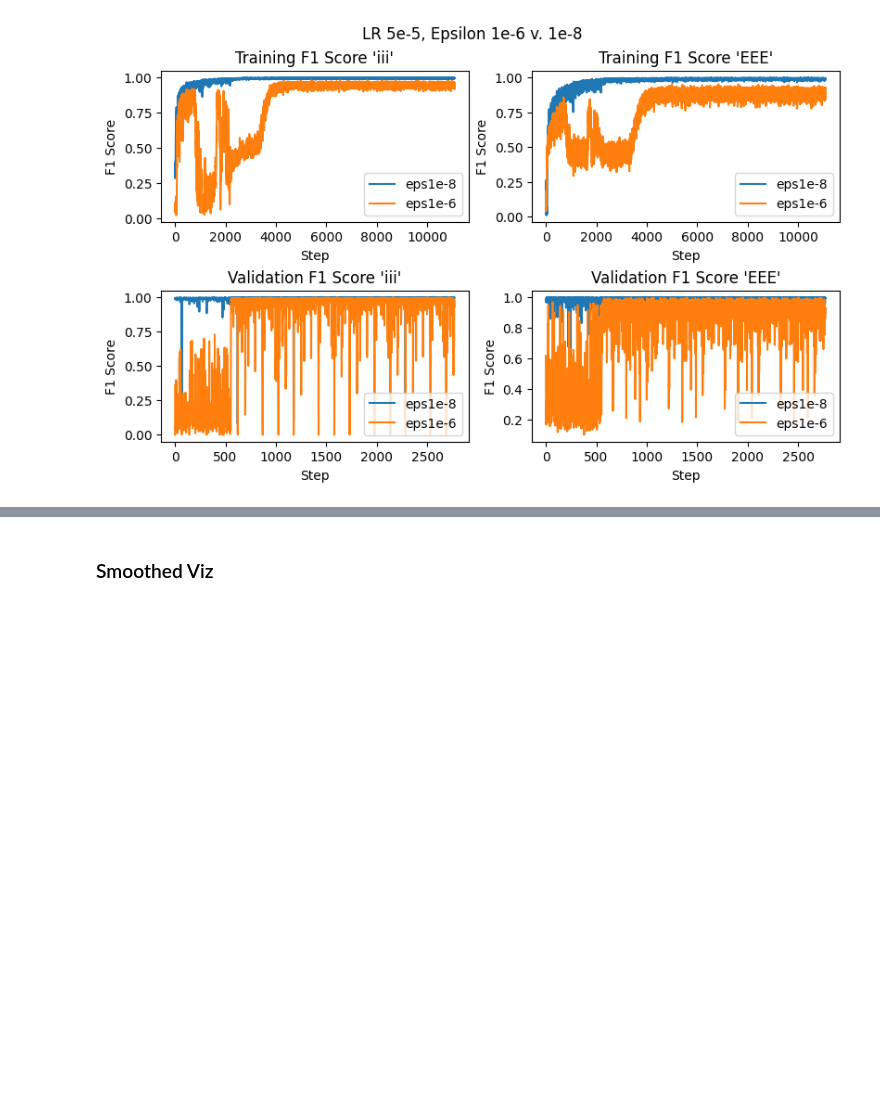
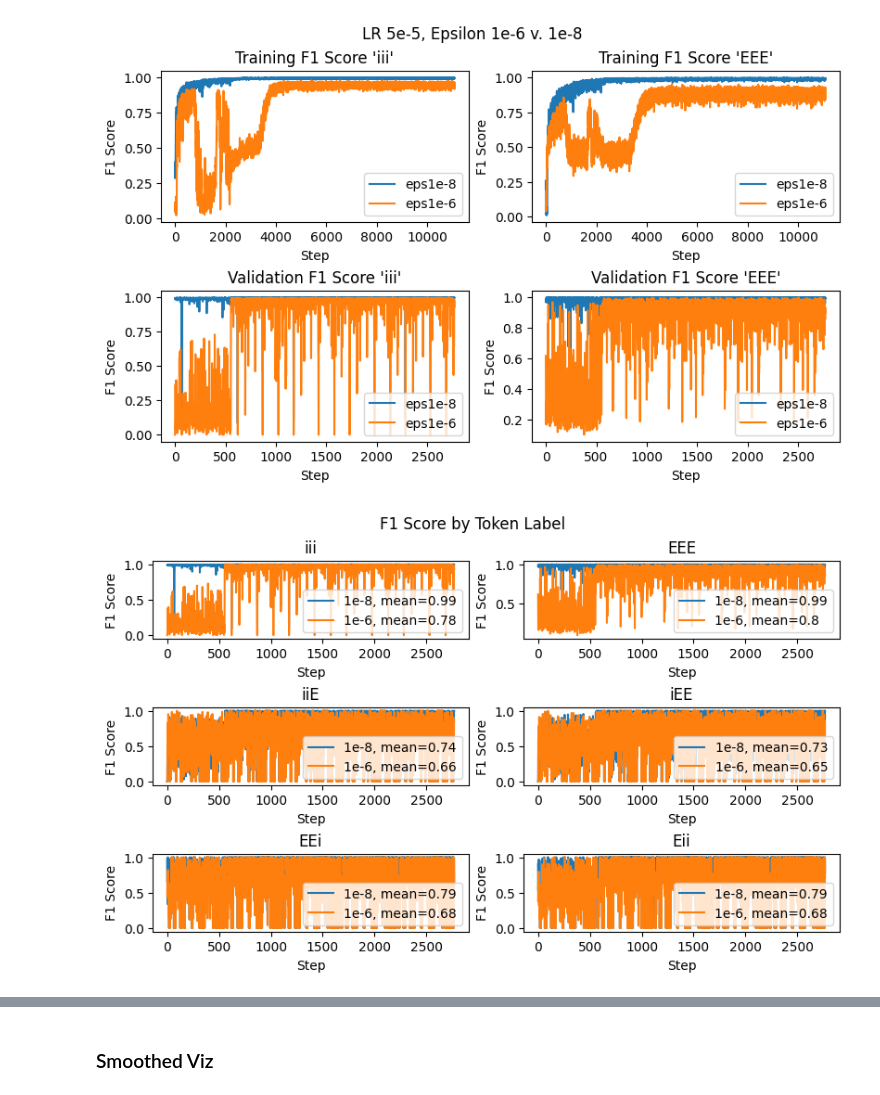
Before and after one commit to anwari32/sequence-processing, a Jupyter notebook: visualisation.ipynb, the cells around one changed output, grey strips where cells are left out. Saved outputs shown, nothing was run; the diff lists cells and outputs as text; code cells hidden in the pictures; blank space fills up the shorter version.

```diff
--- a/visualisation.ipynb
+++ b/visualisation.ipynb
@@ -516,6 +517,9 @@ ft_train_f1_score_eps_EEE = pd.read_csv(os.path.join(log_dir, "ft_train_f1_score
 ft_train_f1_score_eps_iii = pd.read_csv(os.path.join(log_dir, "ft_train_f1_score_eps1e-6v1e-8_iii.csv"))
 ft_val_f1_score_eps_EEE = pd.read_csv(os.path.join(log_dir, "ft_val_f1_score_eps1e-6v1e-8_EEE.csv"))
 ft_val_f1_score_eps_iii = pd.read_csv(os.path.join(log_dir, "ft_val_f1_score_eps1e-6v1e-8_iii.csv"))
+
+ft_val_f1_score_all_token_10_8 = pd.read_csv(os.path.join(log_dir, "ft_f1_score-eps1e-8_all_tokens.csv" ))
+ft_val_f1_score_all_token_10_6 = pd.read_csv(os.path.join(log_dir, "ft_f1_score-eps1e-6_all_tokens.csv"))
 
 figs, axes = plt.subplots(nrows=2, ncols=2, constrained_layout=True, figsize=(8, 5))
 
@@ -563,3 +567,31 @@ plt.suptitle(suptitle)
 plt.show()
 # %% [output]
 [figure]
+# %%
+figs, axes = plt.subplots(nrows=3, ncols=2, constrained_layout=True, figsize=(8, 5))
+suptitle = "F1 Score by Token Label"
+token_labels = ["iii", "EEE", "iiE", "iEE", "EEi", "Eii"]
+cur_token = 0
+
+for i in [0, 1, 2]:
+    for j in [0, 1]:
+        cur_token_label = token_labels[cur_token]
+        axes[i][j].plot(
+            ft_val_f1_score_all_token_10_8["validation_step"],
+            ft_val_f1_score_all_token_10_8[cur_token_label],
+            label=f"1e-8, mean={round(np.average(ft_val_f1_score_all_token_10_8[cur_token_label]), 2)}"
+        )
+        axes[i][j].plot(
+            ft_val_f1_score_all_token_10_6["validation_step"],
+            ft_val_f1_score_all_token_10_6[cur_token_label],
+            label=f"1e-6, mean={round(np.average(ft_val_f1_score_all_token_10_6[cur_token_label]), 2)}"
+        )
+        axes[i][j].legend()
+        axes[i][j].set(xlabel="Step", ylabel="F1 Score", title=f"{cur_token_label}")
+
+        cur_token += 1
+
+plt.suptitle(suptitle)
+plt.show()
+# %% [output]
+[figure, added]
```
Also changed, not shown: parts of 5 cells of this notebook, 7 other files.
